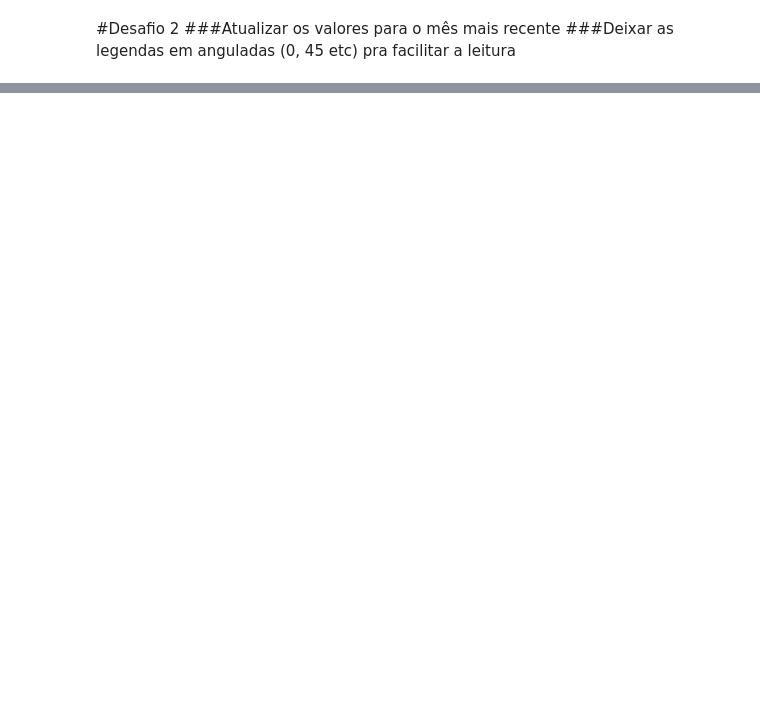
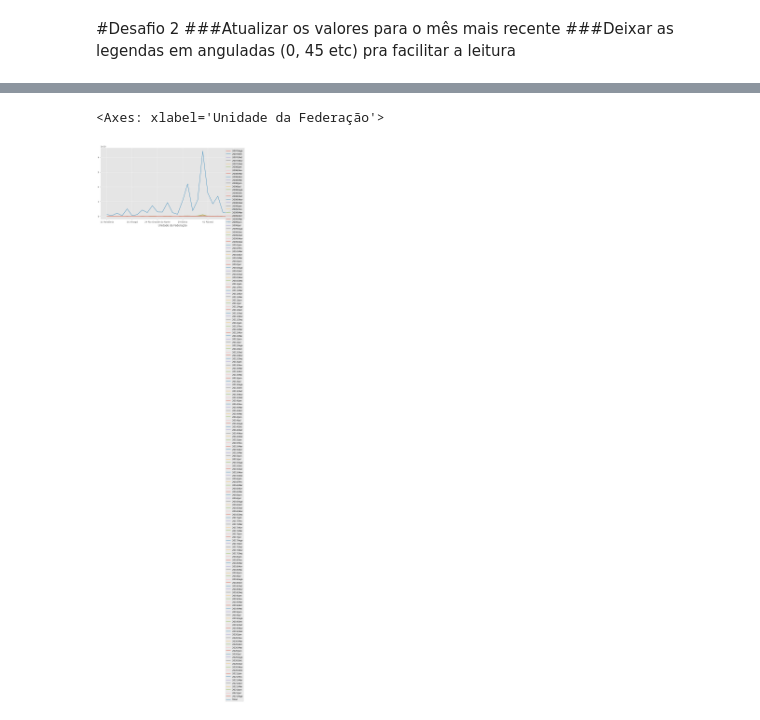
Before and after one commit to wesleyesantos/POSTECH, a Jupyter notebook: Produção_Hospitalar.ipynb, the cells around one changed output, grey strips where cells are left out. Drawn from its saved outputs; the diff is of its cells as text; code cells hidden in the pictures; blank space fills up the shorter version.

```diff
--- a/Produção_Hospitalar.ipynb
+++ b/Produção_Hospitalar.ipynb
@@ -163,0 +265,5 @@ plt.show()
+# %%
+#define as colunas que tem valores
+colunas_usaveis = dados.mean().index.tolist()
+colunas_usaveis.insert(0, "Unidade da Federação")
+colunas_usaveis[:5]
@@ -163,0 +272,4 @@ plt.show()
+# %%
+#Imprimir somente dados utilizaveis da tabela
+dados_usaveis = dados[colunas_usaveis]
+dados_usaveis.head()
@@ -163,0 +284,4 @@ plt.show()
+# %%
+#defininfo indice
+dados_usaveis = dados_usaveis.set_index("Unidade da Federação")
+dados_usaveis.head()
@@ -163,0 +339,5 @@ plt.show()
+# %%
+dados_usaveis.plot(figsize=(12,6))
+# %% [output]
+<Axes: xlabel='Unidade da Federação'>
+[figure, added]
```
Also changed, not shown: parts of 63 cells of this notebook.
